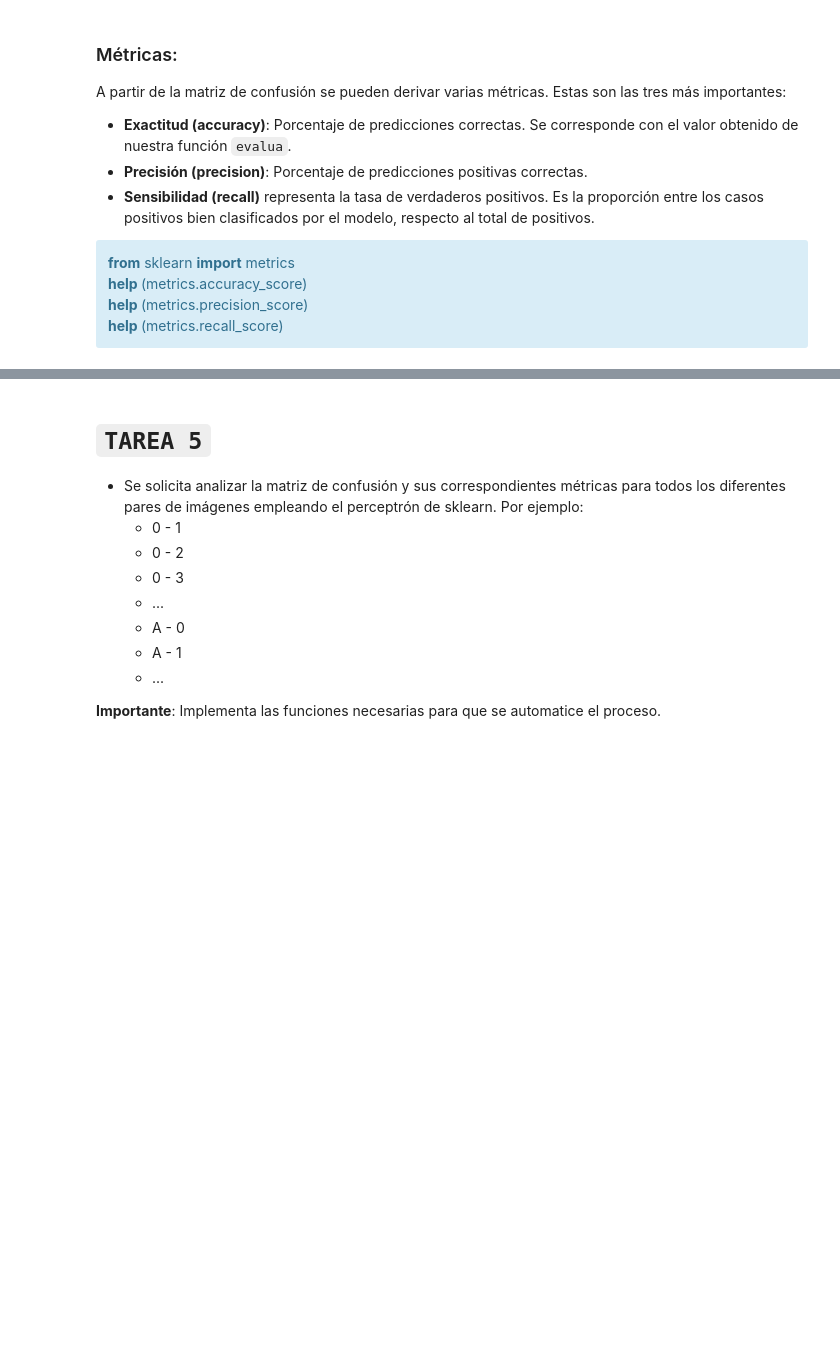
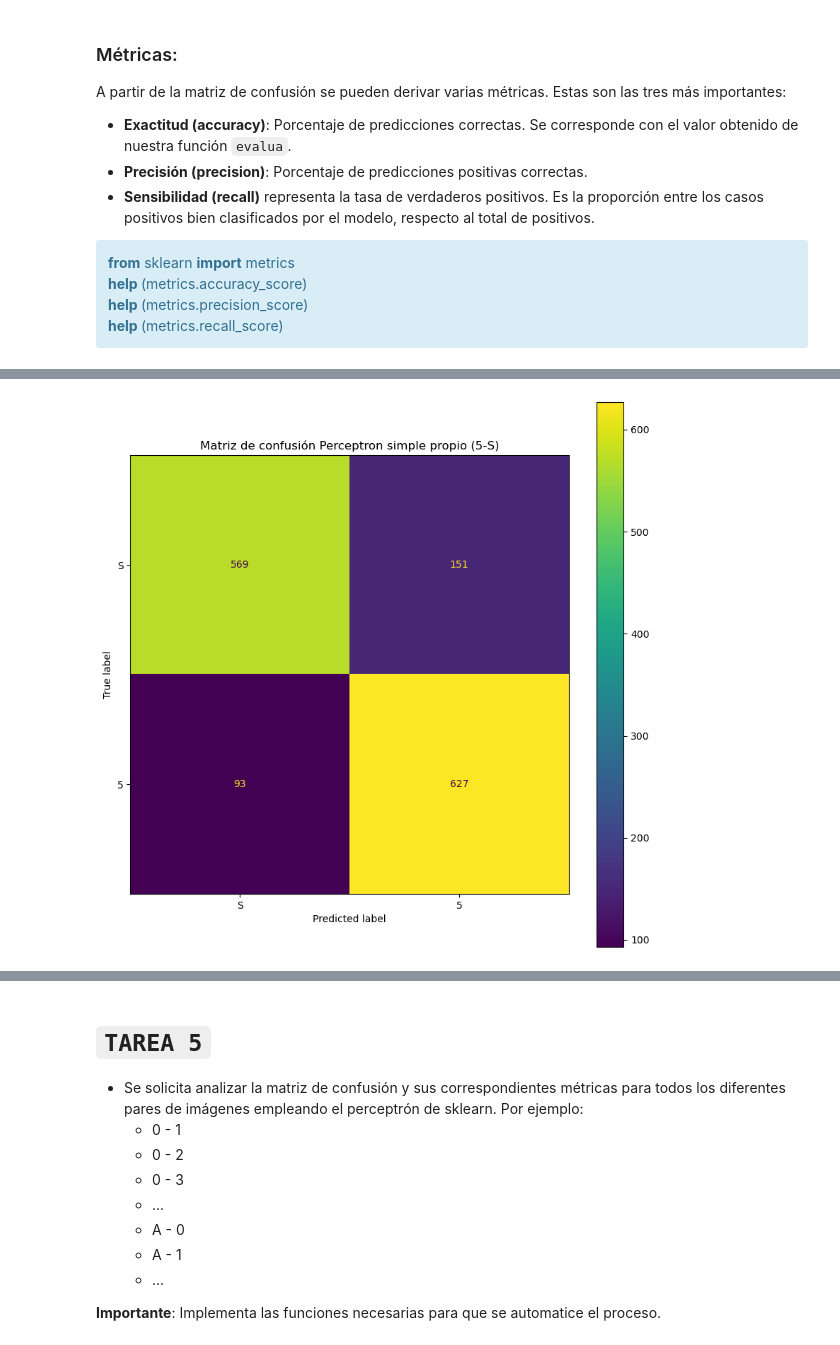
Before and after one commit to aeu1002/Practica_2_sist_int, a Jupyter notebook: Practica2-Enunciado.ipynb, the cells around one changed output, grey strips where cells are left out. Drawn from its saved outputs; the diff is of its cells as text; code cells hidden in the pictures; blank space fills up the shorter version.

Commit message:
subo el trabjao realizado el miercoles en clase

````diff
--- a/Practica2-Enunciado.ipynb
+++ b/Practica2-Enunciado.ipynb
@@ -741,0 +857,10 @@ Incluye las funciones `entrena_perceptron`, `predice` y `evalua` en el archivo d
+# %%
+import numpy as np
+z = 0.0     # umbral
+eta = 0.1   # learning rate
+t = 50      # número de iteraciones
+
+weights, errperors = entrena_perceptron(X2C_train, y2C_train, z, eta, t,funcion_escalon)
+y_pred_2C_own=predice(weights,X2C_test,z,funcion_escalon)
+porcentaje_acierto_perceptron_own=evalua(y2C_test, y_pred_2C_own)
+print(porcentaje_acierto_perceptron_own)
@@ -754,3 +881,13 @@ print(porcentaje_acierto_perceptron_own)
 ```
 
 Debemos obtener un valor alrededor de 0.99
+# %%
+from sklearn.linear_model import Perceptron
+#Tendras que ajustar esta importación de acuerdo a tu archivo de funciones.
+
+clf = Perceptron(random_state=None, eta0= 0.1, shuffle=True, fit_intercept=True)
+clf.fit(X2C_train, y2C_train)
+y_pred_2C_sk = clf.predict(X2C_test)
+
+porcentaje_acierto_perceptron_sk=evalua(y2C_test, y_pred_2C_sk)
+print(porcentaje_acierto_perceptron_sk)
@@ -906,2 +1082,61 @@ for i in range(10):
 
 ```
+# %%
+from modules.archivo import entrena_perceptron #Tendras que ajustar esta importación de acuerdo a tu archivo de funciones.
+from sklearn.linear_model import Perceptron
+from sklearn.model_selection import train_test_split
+from sklearn import metrics
+import matplotlib.pyplot as plt
+import numpy as np
+
+z = 0.0     # umbral
+eta = 0.1   # learning rate
+t = 50      # número de iteraciones
+
+for i in range(10):
+    X_2C = Ximage[((yimage == '5') | (yimage == 'S'))]
+    y_2C = yimage[((yimage == '5') | (yimage == 'S'))]
+    y_2C_num = (y_2C == '5').astype(int)
+    X2C_train, X2C_test, y2C_train, y2C_test = train_test_split(X_2C, y_2C_num, stratify=y_2C_num, train_size = 0.7)
+    weights, errors = entrena_perceptron(X2C_train, y2C_train, z, eta, t,funcion_escalon)
+    y_pred_2C_own=predice(weights,X2C_test,z,funcion_escalon)
+    clf = Perceptron(random_state=None, eta0= 0.1, shuffle=True, fit_intercept=True)
+    clf.fit(X2C_train, y2C_train)
+    y_pred_2C_sk = clf.predict(X2C_test)
+
+    print("----------Round " + str(i) + "------------------")
+    accuracy=metrics.accuracy_score(y2C_test, y_pred_2C_own)
+    print("Exactitud_own: " + str(accuracy))
+
+    precision =metrics.precision_score(y2C_test, y_pred_2C_own,average=None)
+    #Incluimos el parametro average=None para que calcule la métrica de precisión en las dos clases
+    print("Precisión_own: " + str(precision))
+
+    sensibilidad =metrics.recall_score(y2C_test, y_pred_2C_own,average=None)
+    print("Sensibilidad_own: " + str(sensibilidad))
+
+    accuracy=metrics.accuracy_score(y2C_test, y_pred_2C_sk)
+    print("Exactitud_sk: " + str(accuracy))
+
+    precision =metrics.precision_score(y2C_test, y_pred_2C_sk,average=None)
+    print("Precisión_sk: " + str(precision))
+
+    sensibilidad =metrics.recall_score(y2C_test, y_pred_2C_sk,average=None)
+    print("Sensibilidad_sk: " + str(sensibilidad))
+
+    labels=np.unique(y2C_test)
+
+    conf_mat = metrics.confusion_matrix(y2C_test, y_pred_2C_own,labels=labels)
+    cm_display = metrics.ConfusionMatrixDisplay(confusion_matrix = conf_mat, display_labels = ["S" , "5"])
+    fig, ax = plt.subplots(figsize=(10,10))
+    cm_display.plot(ax=ax)
+    plt.title("Matriz de confusión Perceptron simple propio (5-S)")
+    plt.show()
+
+    conf_mat = metrics.confusion_matrix(y2C_test, y_pred_2C_sk,labels=labels)
+    cm_display = metrics.ConfusionMatrixDisplay(confusion_matrix = conf_mat, display_labels = ["S" , "5"])
+    fig, ax = plt.subplots(figsize=(10,10))
+    cm_display.plot(ax=ax)
+    plt.title("Matriz de confusión Perceptron simple de Sklearn (5-S)")
+    plt.show()
+# %% [output]
@@ -907,0 +1150 @@ for i in range(10):
+[figure, added]
````
Also changed, not shown: parts of 24 cells of this notebook.
